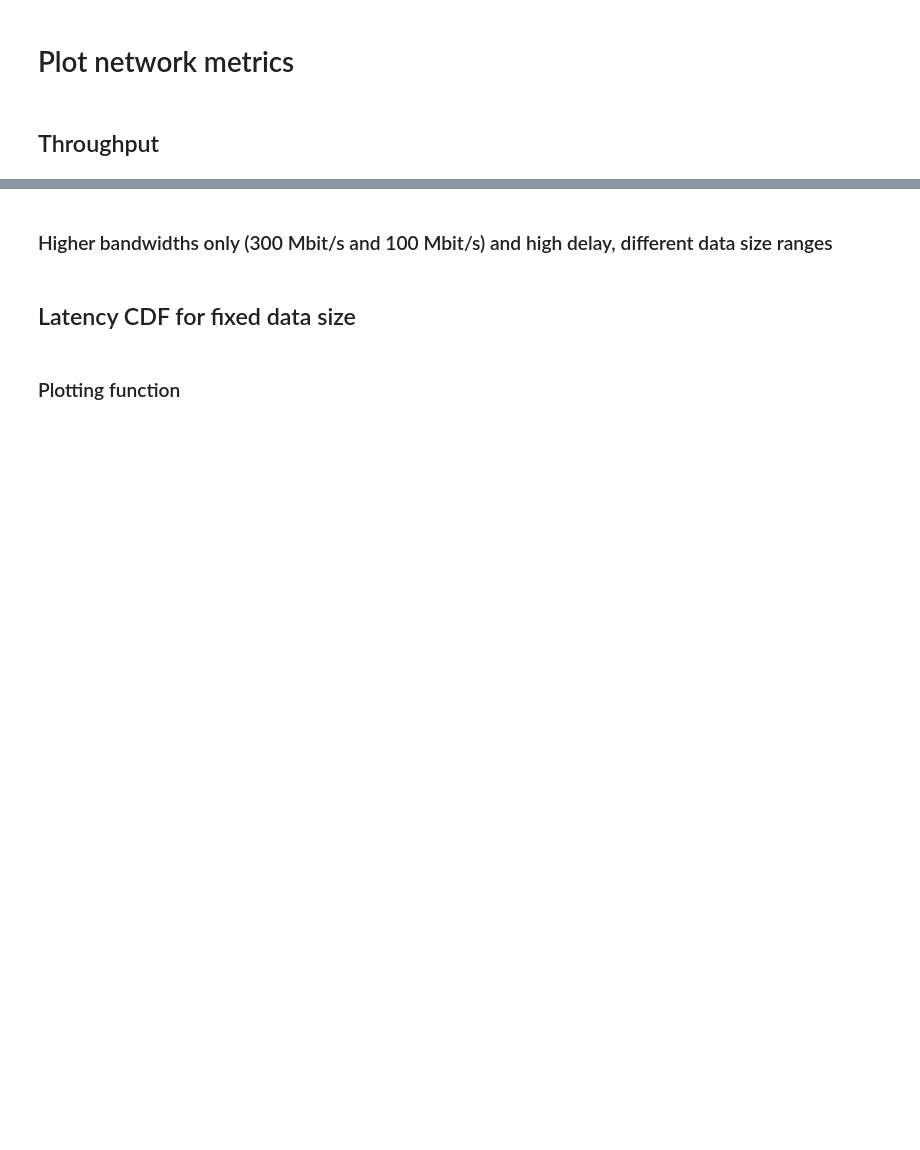
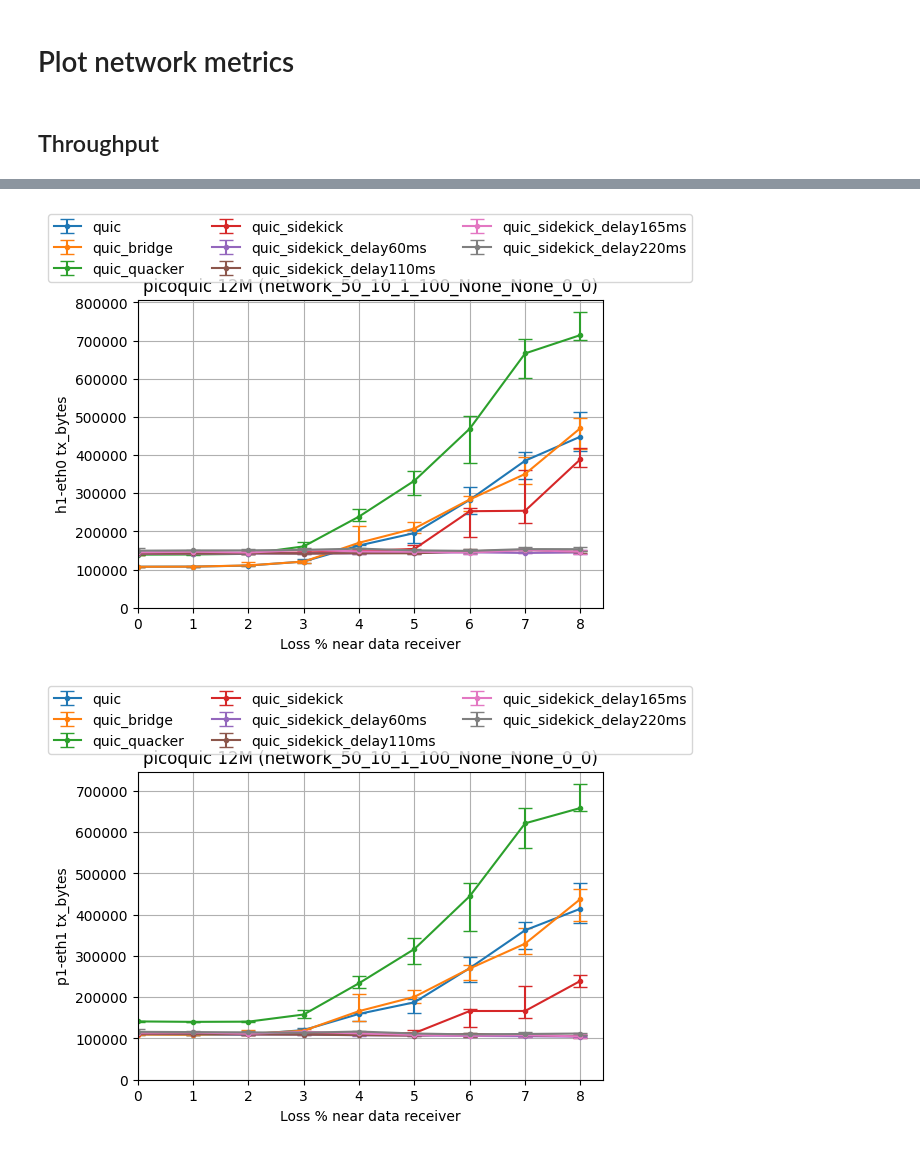
Before and after one commit to StanfordSNR/sidekick-downloads, a Jupyter notebook: notebook/sidekick_configurations.ipynb, the cells around one changed output, grey strips where cells are left out. Saved outputs shown, nothing was run; the diff lists cells and outputs as text; code cells hidden in the pictures; blank space fills up the shorter version.

```diff
--- a/notebook/sidekick_configurations.ipynb
+++ b/notebook/sidekick_configurations.ipynb
@@ -197,2 +140,0 @@ def plot_data_size_vs_metric_bar(data, delta, title, ylabel, diff=False, prop=Fa
-# %% [markdown]
-### Higher bandwidths only (300 Mbit/s and 100 Mbit/s) and high delay, different data size ranges
@@ -272,4 +140,0 @@ plot_data_size_vs_metric_bar(plottable_data, delta=delta, title=f'{title} - Prop
-# %% [markdown]
-## Latency CDF for fixed data size
-# %% [markdown]
-### Plotting function
@@ -322,0 +141,5 @@ for data_size in data_sizes:
+# %%
+plot_loss_vs_network_metric('picoquic', picoquic_raw_data, 'tx_bytes')
+# %% [output]
+[figure, added]
+[figure, added]
```
Also changed, not shown: parts of 19 cells of this notebook.
